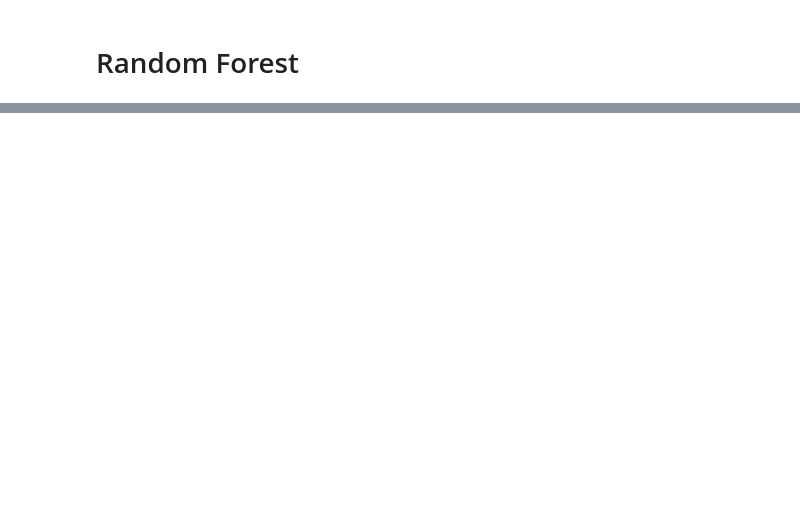
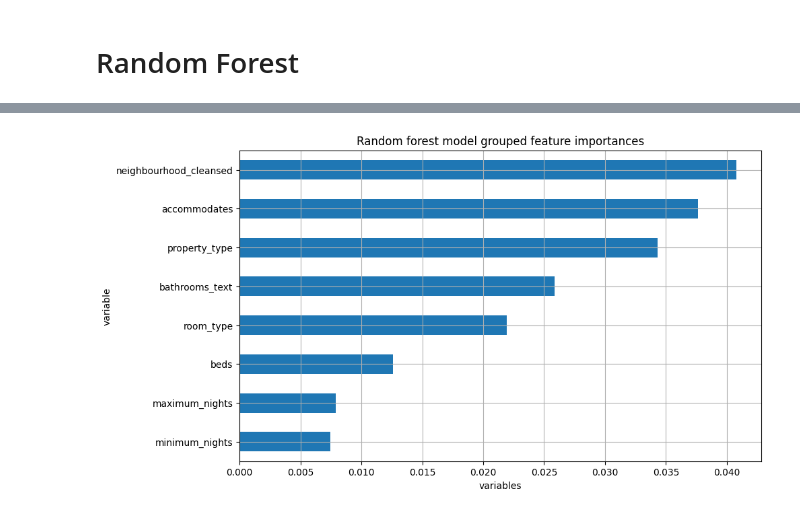
Before and after one commit to 00Dabide/DA3-Assignment-2, a Jupyter notebook: Assignment-2.ipynb, the cells around one changed output, grey strips where cells are left out. Drawn from its saved outputs; the diff is of its cells as text; code cells hidden in the pictures; blank space fills up the shorter version.

Commit message:
Add some visualization for accomodates

```diff
--- a/Assignment-2.ipynb
+++ b/Assignment-2.ipynb
@@ -447,3 +410,27 @@ pd.DataFrame(
 | host_has_profile_pic | 0.000000 |
 | host_identity_verified | 0.000000 |
 | instant_bookable | 0.000000 |
+# %%
+grouped = [
+    "accommodates",
+    "beds",
+    "property_type",
+    "room_type",
+    "bathrooms_text",
+    "neighbourhood_cleansed",
+    "minimum_nights",
+    "maximum_nights",
+]
+
+df_grouped_var_imp = pd.DataFrame(
+        result.importances_mean,
+        data_train[predictors_2].columns)\
+    .loc[grouped]\
+    .sort_values(by = 0, ascending = False)\
+    .reset_index()\
+    .rename({'index': 'variable', 0: 'imp'}, axis = 1)
+df_grouped_var_imp['cumulative_imp'] = df_grouped_var_imp.imp.cumsum()
+
+df_grouped_var_imp.style.format({
+    'imp': lambda x: f'{x:,.1%}',
+    'cumulative_imp': lambda x: f'{x:,.1%}'})
@@ -449,0 +447,11 @@ pd.DataFrame(
+# %%
+df_grouped_var_imp\
+    .sort_values(by = 'imp')\
+    .plot(kind = 'barh',
+          x = 'variable', y = 'imp',
+          figsize = (10,6), grid = True,
+          title = 'Random forest model grouped feature importances',
+          xlabel = 'variables', legend = False
+         );
+# %% [output]
+[figure, added]
```
Also changed, not shown: parts of 40 cells of this notebook.
